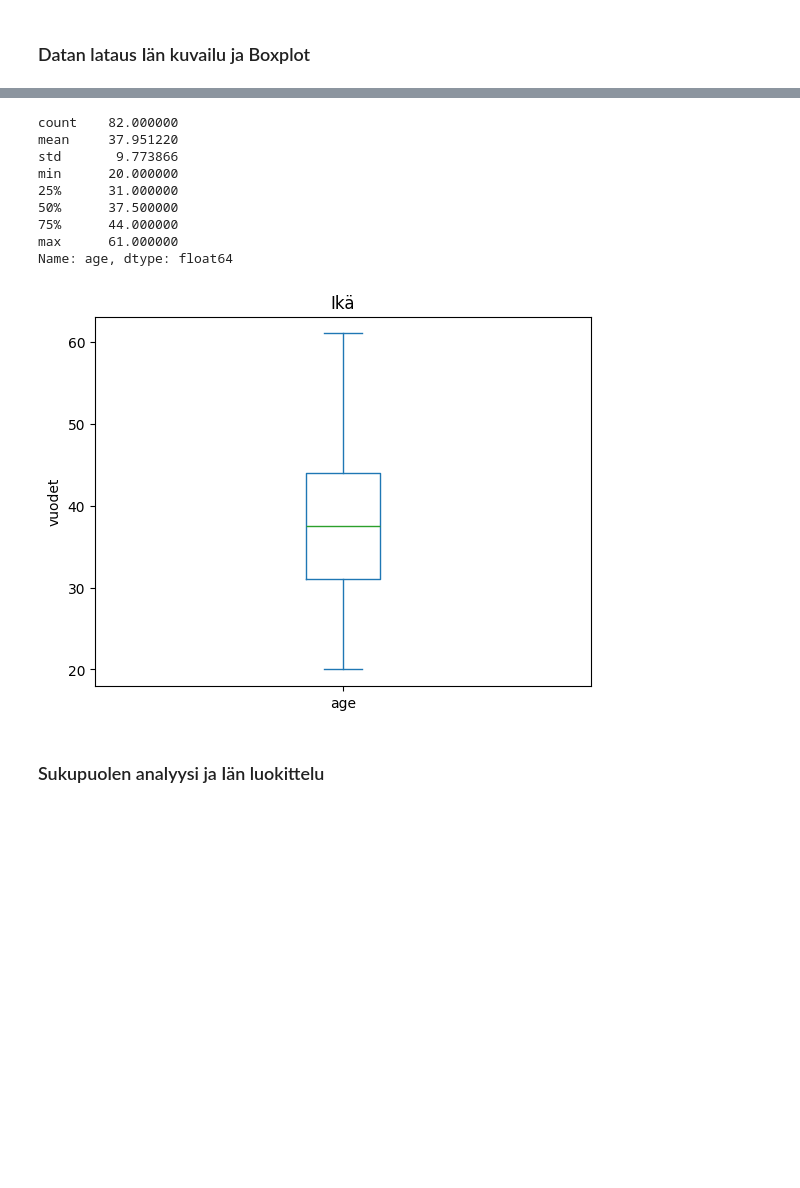
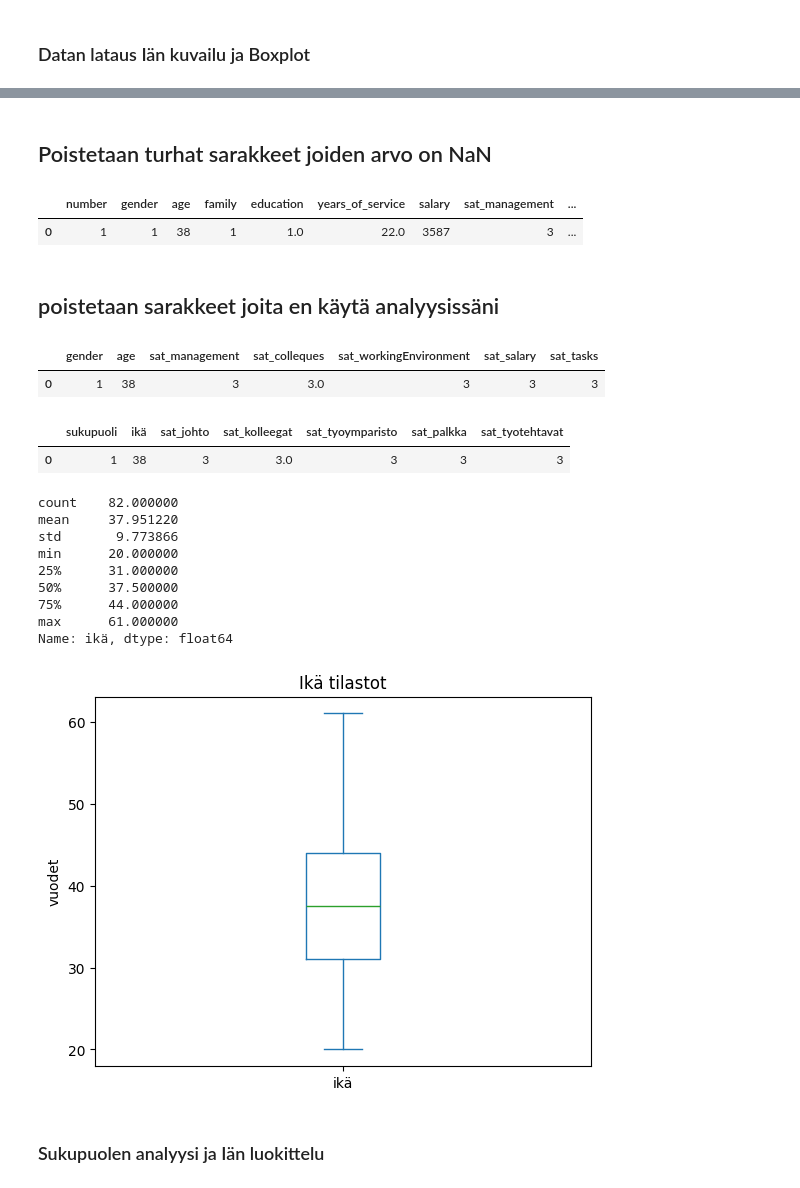
Before and after one commit to Stuffe1/python-analyysi, a Jupyter notebook: Notebook.ipynb, the cells around one changed output, grey strips where cells are left out. Cells and saved outputs as stored; diff of their text form; code cells hidden in the pictures; blank space fills up the shorter version.

```diff
--- a/Notebook.ipynb
+++ b/Notebook.ipynb
@@ -20,5 +27,30 @@ NameError: name 'df' is not defined
+# %% [markdown]
+## Poistetaan turhat sarakkeet joiden arvo on NaN
+# %%
+df= df.drop(columns=['holidayCabin', 'gym', 'muscleCare', 'healtcare'])
+df.head(1)
+# %% [output]
+|  | number | gender | age | family | education | years_of_service | salary | sat_management | ... |
+| 0 | 1 | 1 | 38 | 1 | 1.0 | 22.0 | 3587 | 3 | ... |
+# %% [markdown]
+## poistetaan sarakkeet joita en käytä analyysissäni
+# %%
+
+
+df = df.drop(columns=['number', 'education', 'salary', 'family', 'years_of_service'])
+df.head(1)
+# %% [output]
+|  | gender | age | sat_management | sat_colleques | sat_workingEnvironment | sat_salary | sat_tasks |
+| 0 | 1 | 38 | 3 | 3.0 | 3 | 3 | 3 |
+# %%
+df2 = df
+df2.columns = ['sukupuoli', 'ikä', 'sat_johto', 'sat_kolleegat','sat_tyoymparisto','sat_palkka','sat_tyotehtavat']
+df2.head(1)
+# %% [output]
+|  | sukupuoli | ikä | sat_johto | sat_kolleegat | sat_tyoymparisto | sat_palkka | sat_tyotehtavat |
+| 0 | 1 | 38 | 3 | 3.0 | 3 | 3 | 3 |
 # %%
-print (df['age'].describe())
+print (df['ikä'].describe())
 # %% [output]
 count    82.000000
 mean     37.951220
@@ -28,14 +60,14 @@ min      20.000000
 50%      37.500000
 75%      44.000000
 max      61.000000
-Name: age, dtype: float64
+Name: ikä, dtype: float64
 # %%
-df['age'].plot.box()
-plt.title('Ikä')
+df['ikä'].plot.box()
+plt.title('Ikä tilastot')
 plt.ylabel('vuodet')
 plt.show()
 # %% [output]
-[figure, old version]
+[figure, new version]
 # %% [markdown]
 ### Sukupuolen analyysi ja Iän luokittelu
 # %%
```
Also changed, not shown: parts of 13 cells of this notebook.
